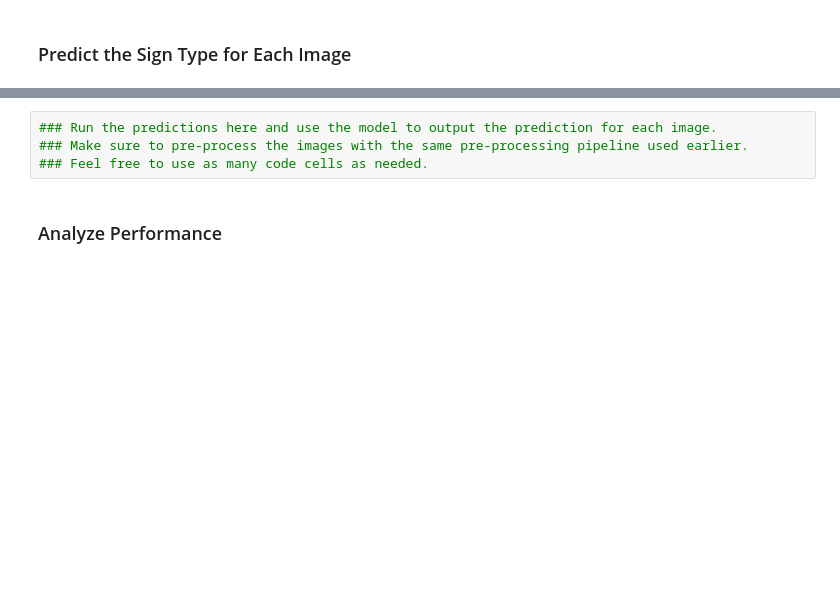
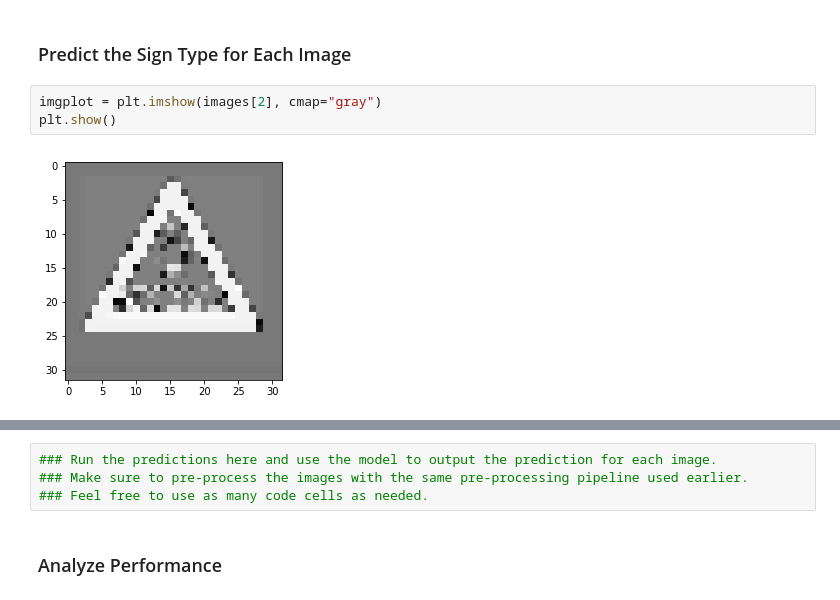
Before and after one commit to clockworks/nd-carnd-traffic-sign-classifier-p2, a Jupyter notebook: Traffic_Sign_Classifier.ipynb, the cells around one changed output, grey strips where cells are left out. Cells and saved outputs as stored; diff of their text form; blank space fills up the shorter version.

```diff
--- a/Traffic_Sign_Classifier.ipynb
+++ b/Traffic_Sign_Classifier.ipynb
@@ -362,2 +380,7 @@ You may find `signnames.csv` useful as it contains mappings from the class id (i
 # %% [markdown]
 ### Predict the Sign Type for Each Image
+# %%
+imgplot = plt.imshow(images[2], cmap="gray")
+plt.show()
+# %% [output]
+[figure, added]
```
Also changed, not shown: parts of 6 cells of this notebook.
